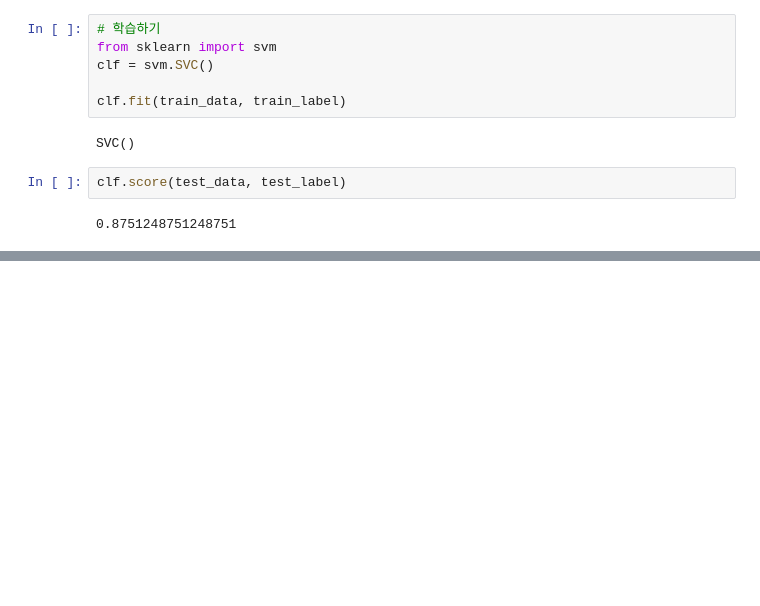
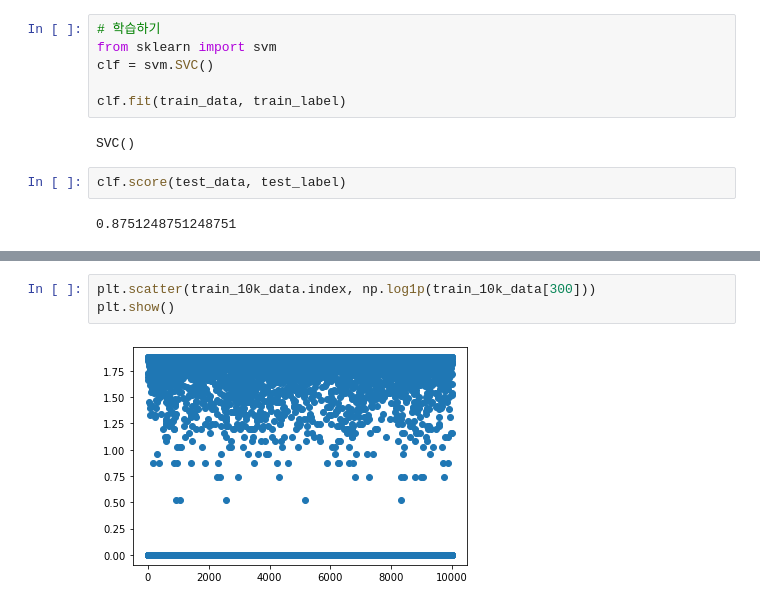
Before and after one commit to daviddev90/Python, a Jupyter notebook: MachineLearning/17.이미지 내부의 문자 인식.ipynb, the cells around one changed output, grey strips where cells are left out. Drawn from its saved outputs; the diff is of its cells as text; blank space fills up the shorter version.

```diff
--- a/MachineLearning/17.이미지 내부의 문자 인식.ipynb
+++ b/MachineLearning/17.이미지 내부의 문자 인식.ipynb
@@ -115,0 +237,5 @@ clf.score(test_data, test_label)
+# %%
+plt.scatter(train_10k_data.index, np.log1p(train_10k_data[300]))
+plt.show()
+# %% [output]
+[figure, added]
```
Also changed, not shown: parts of 26 cells of this notebook, 23 other files.
